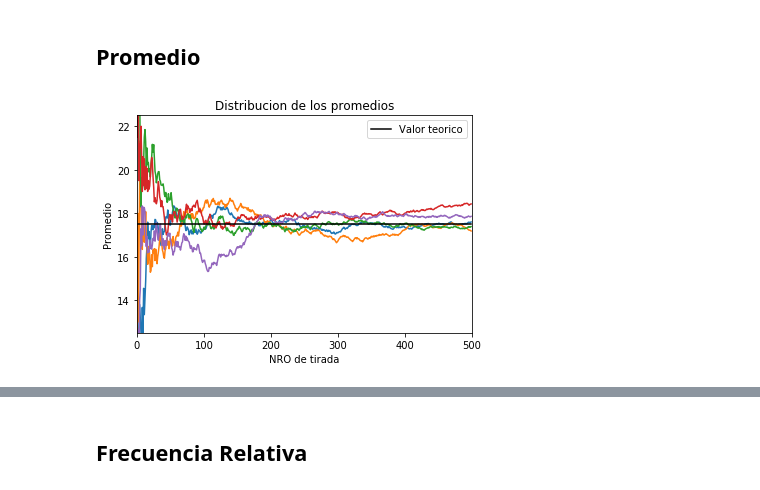
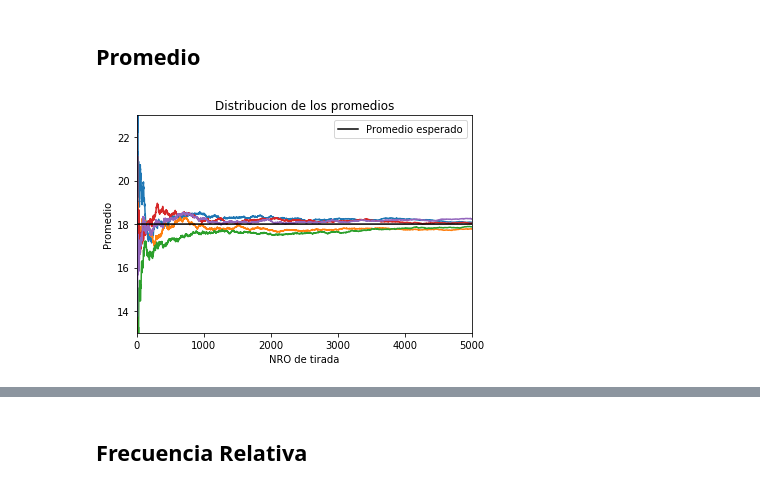
Before and after one commit to alejaz92/facultad, a Jupyter notebook: TP1 - Ruleta.ipynb, the cells around one changed output, grey strips where cells are left out. Cells and saved outputs as stored; diff of their text form; code cells hidden in the pictures.

Commit message:
Finalizados los 4 graficos originales

```diff
--- a/TP1 - Ruleta.ipynb
+++ b/TP1 - Ruleta.ipynb
@@ -6,34 +6,40 @@ import numpy as np
 # %% [markdown]
 ## Promedio
 # %%
-si = 500                # Tamaño de la muestra
+tm = 5000               # Tamaño de la muestra
 ex = 5                  # cantidad de experimentos
 vi = 0                  # valor inicial ruleta
 vf = 36                 # valor final ruleta
-et = (vf - vi - 1) / 2  # Promedio teorico
-med_et = []             # arreglo del promedio teorico
 
-for i in range(ex):
-    res = np.random.randint(low= vi, high= vf, size= si)
-    prom = []
-    media = []
+#Experimentacion
+for i in range(ex):    # Bucle para cada experimento
 
-    for idx, val in enumerate(res):
+    arr_nro = []
+    arr_prom = []
+    for tir in range(1, tm + 1):    # Bucle para cada tirada
+        nro_random = np.random.randint(vi, vf + 1)
+        arr_nro.append(nro_random)
+        prom = np.mean(arr_nro)
+        arr_prom.append(prom)
+    plt.plot(arr_prom)    # Grafico del experimento
 
-        prom.append(val)
-        med = np.mean(prom)
-        media.append(med)
-    plt.plot(media)
+# Promedio teorico
+arr_pt = []
+for idx in range(vi, vf + 1):
+    arr_pt.append(idx)
+pt = np.mean(arr_pt) # valor promedio teorico
 
-for i in range(0, si):
-    med_et.append(et)
+arr_ptgraf = []
+for i in range(tm):
+    arr_ptgraf.append(pt)
+plt.plot(arr_ptgraf, color= "black", label= "Promedio esperado")
 
-plt.plot(med_et, color= "black", label= "Valor teorico")
-plt.axis([0, si, et - 5, et + 5])
+# a continuacion detalles adicionales de graficacion
+plt.axis([0, tm, pt - 5, pt + 5])
 plt.title("Distribucion de los promedios")
 plt.xlabel("NRO de tirada")
 plt.ylabel("Promedio")
 plt.legend(loc="upper right")
 plt.show()
 # %% [output]
-[figure, old version]
+[figure, new version]
```
Also changed, not shown: parts of 8 cells of this notebook, 1 other file.
